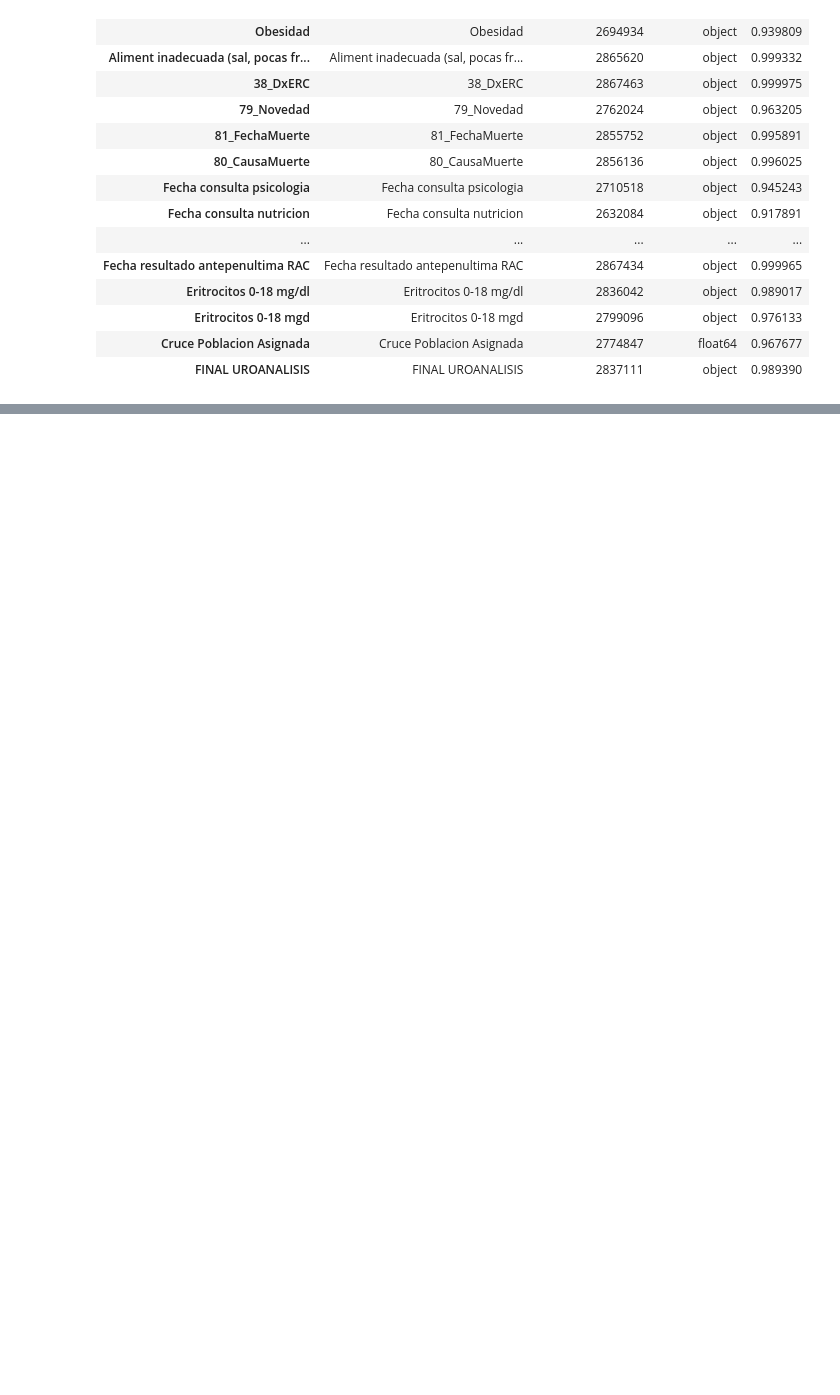
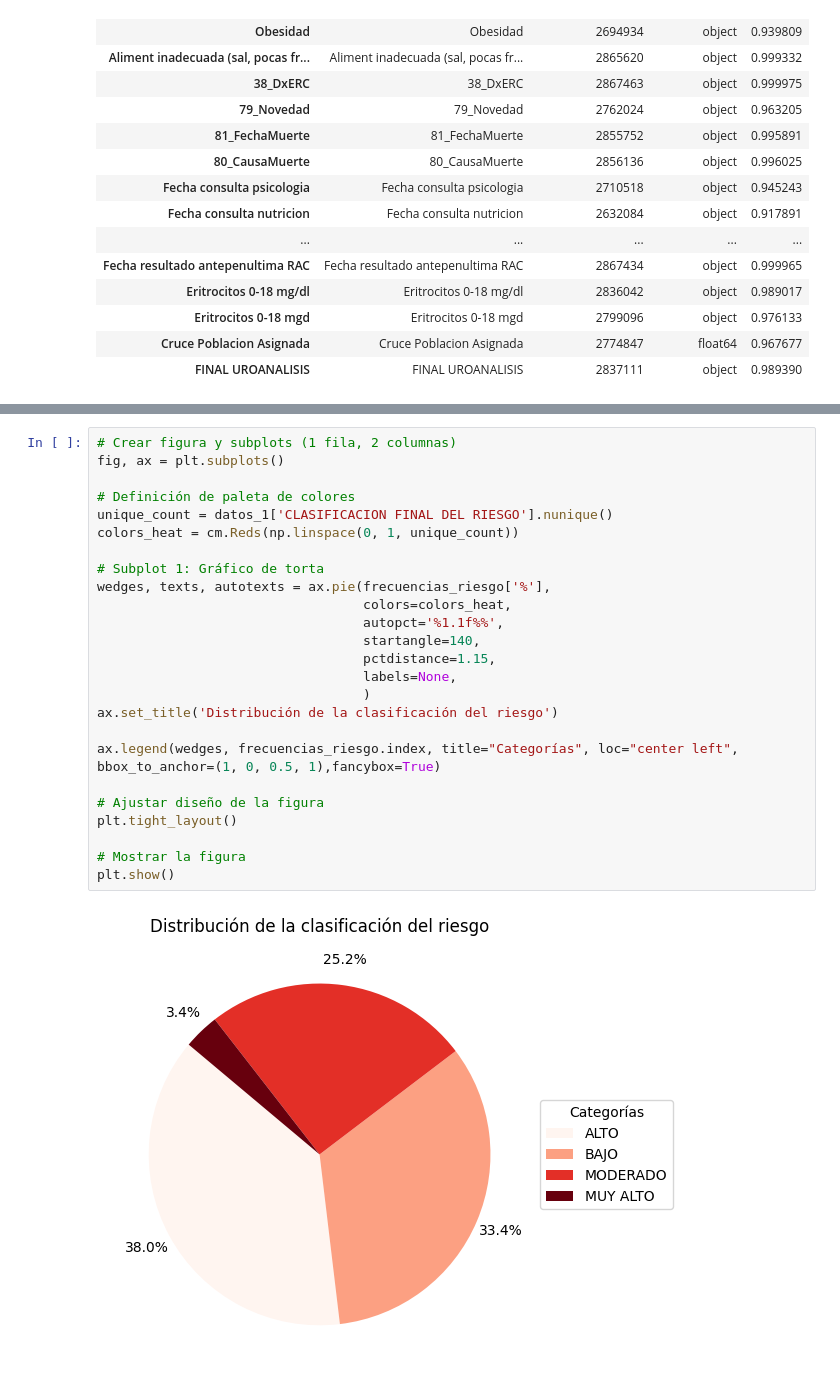
Before and after one commit to jovaceos/Riesgo_Cardiovascular, a Jupyter notebook: 05_Caracterización_de_la_población.ipynb, the cells around one changed output, grey strips where cells are left out. Saved outputs shown, nothing was run; the diff lists cells and outputs as text; blank space fills up the shorter version.

```diff
--- a/05_Caracterización_de_la_población.ipynb
+++ b/05_Caracterización_de_la_población.ipynb
@@ -296,0 +146,27 @@ Name: count, dtype: int64
+# %%
+# Crear figura y subplots (1 fila, 2 columnas)
+fig, ax = plt.subplots()
+
+# Definición de paleta de colores
+unique_count = datos_1['CLASIFICACION FINAL DEL RIESGO'].nunique()
+colors_heat = cm.Reds(np.linspace(0, 1, unique_count))
+
+# Subplot 1: Gráfico de torta
+wedges, texts, autotexts = ax.pie(frecuencias_riesgo['%'],
+                                  colors=colors_heat,
+                                  autopct='%1.1f%%',
+                                  startangle=140,
+                                  pctdistance=1.15,
+                                  labels=None,
+                                  )
+ax.set_title('Distribución de la clasificación del riesgo')
+
+ax.legend(wedges, frecuencias_riesgo.index, title="Categorías", loc="center left", bbox_to_anchor=(1, 0, 0.5, 1),fancybox=True)
+
+# Ajustar diseño de la figura
+plt.tight_layout()
+
+# Mostrar la figura
+plt.show()
+# %% [output]
+[figure, added]
```
Also changed, not shown: parts of 102 cells of this notebook.
